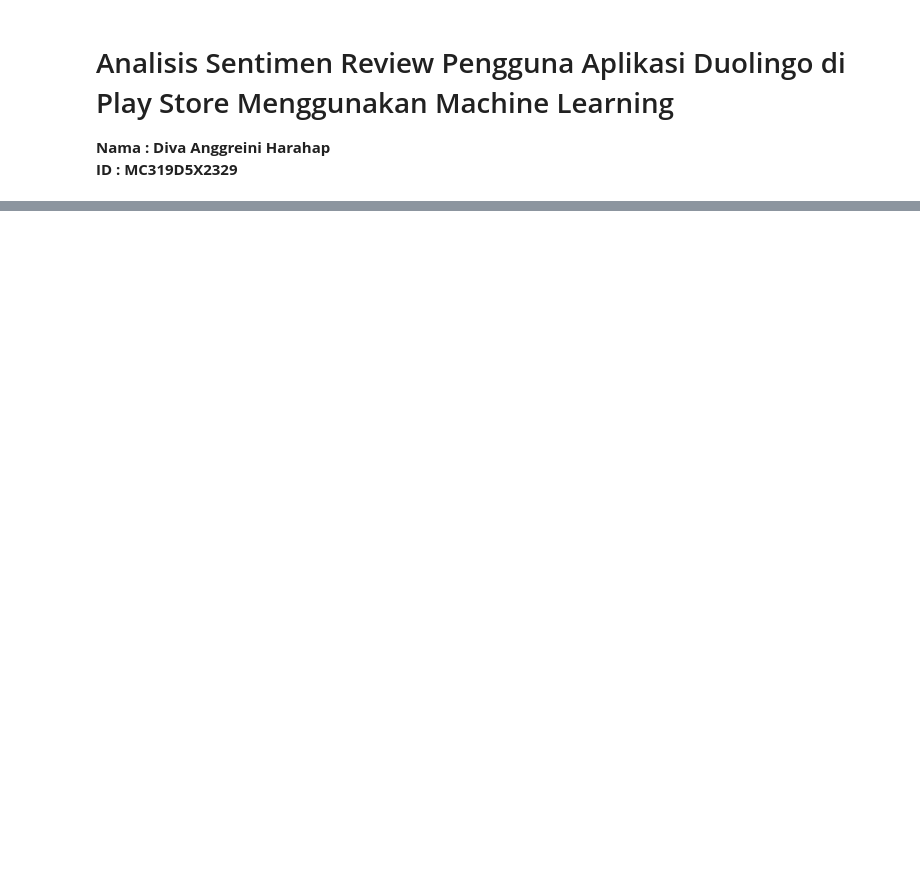
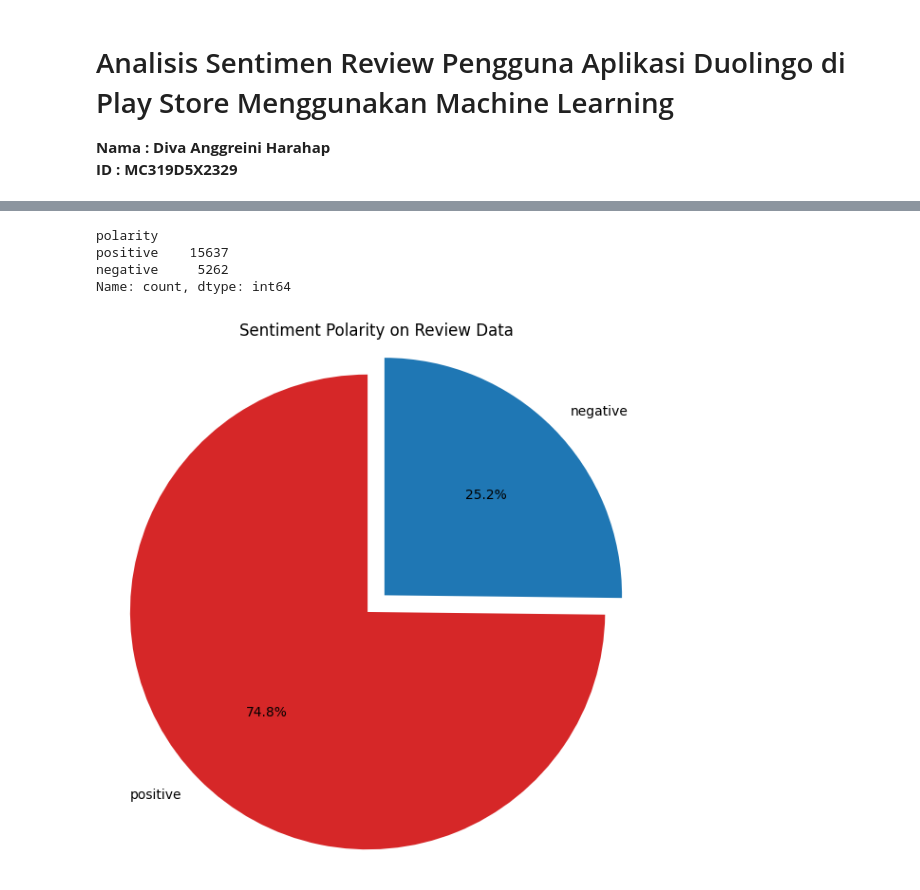
Before and after one commit to divaaharahap/Proyek-Analisis-Sentimen, a Jupyter notebook: Proyek-Analisis-Sentimen.ipynb, the cells around one changed output, grey strips where cells are left out. Saved outputs shown, nothing was run; the diff lists cells and outputs as text; code cells hidden in the pictures; blank space fills up the shorter version.

```diff
--- a/Proyek-Analisis-Sentimen.ipynb
+++ b/Proyek-Analisis-Sentimen.ipynb
@@ -18,0 +232,18 @@ data.head()
+# %%
+# Membersihkan teks dan menyimpannya di kolom 'text_clean'
+clean_data['text_clean'] = clean_data['content'].apply(cleaningText)
+
+# Mengubah huruf dalam teks menjadi huruf kecil dan menyimpannya di 'text_casefoldingText'
+clean_data['text_casefoldingText'] = clean_data['text_clean'].apply(casefoldingText)
+
+# Mengganti kata-kata slang dengan kata-kata standar dan menyimpannya di 'text_slangwords'
+clean_data['text_slangwords'] = clean_data['text_casefoldingText'].apply(fix_slangwords)
+
+# Memecah teks menjadi token (kata-kata) dan menyimpannya di 'text_tokenizingText'
+clean_data['text_tokenizingText'] = clean_data['text_slangwords'].apply(tokenizingText)
+
+# Menghapus kata-kata stop (kata-kata umum) dan menyimpannya di 'text_stopword'
+clean_data['text_stopword'] = clean_data['text_tokenizingText'].apply(filteringText)
+
+# Menggabungkan token-token menjadi kalimat dan menyimpannya di 'text_akhir'
+clean_data['text_akhir'] = clean_data['text_stopword'].apply(toSentence)
@@ -18,0 +346,32 @@ data.head()
+# %%
+results = clean_data['text_stopword'].apply(sentiment_analysis_lexicon_indonesia)
+clean_data['polarity_score'] = results.apply(lambda x: x[0])
+clean_data['polarity'] = results.apply(lambda x: x[1])
+print(clean_data['polarity'].value_counts())
+# %% [output]
+polarity
+positive    15637
+negative     5262
+Name: count, dtype: int64
+# %%
+# Hitung jumlah masing-masing label polaritas
+polarity_counts = clean_data['polarity'].value_counts()
+
+colors = ['#1f77b4' if label == 'negative' else '#d62728' for label in polarity_counts.index]
+explode = [0.1 if label == 'positive' else 0 for label in polarity_counts.index]
+
+plt.figure(figsize=(6, 6))
+plt.pie(
+    polarity_counts,
+    labels=polarity_counts.index,
+    autopct='%1.1f%%',
+    startangle=90,
+    colors=colors,
+    explode=explode
+)
+plt.title('Sentiment Polarity on Review Data')
+plt.axis('equal')
+plt.tight_layout()
+plt.show()
+# %% [output]
+[figure, added]
```
Also changed, not shown: parts of 43 cells of this notebook, 6 other files.
